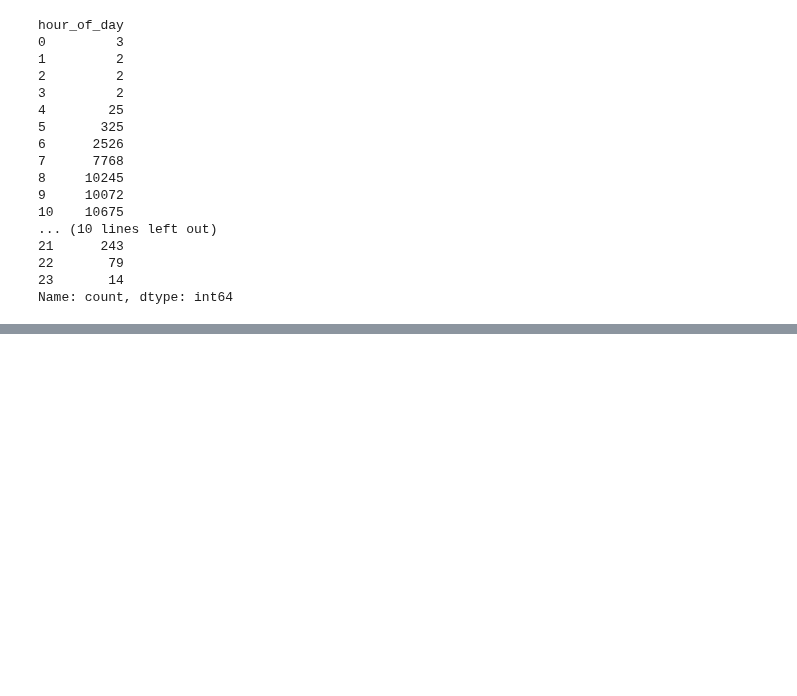
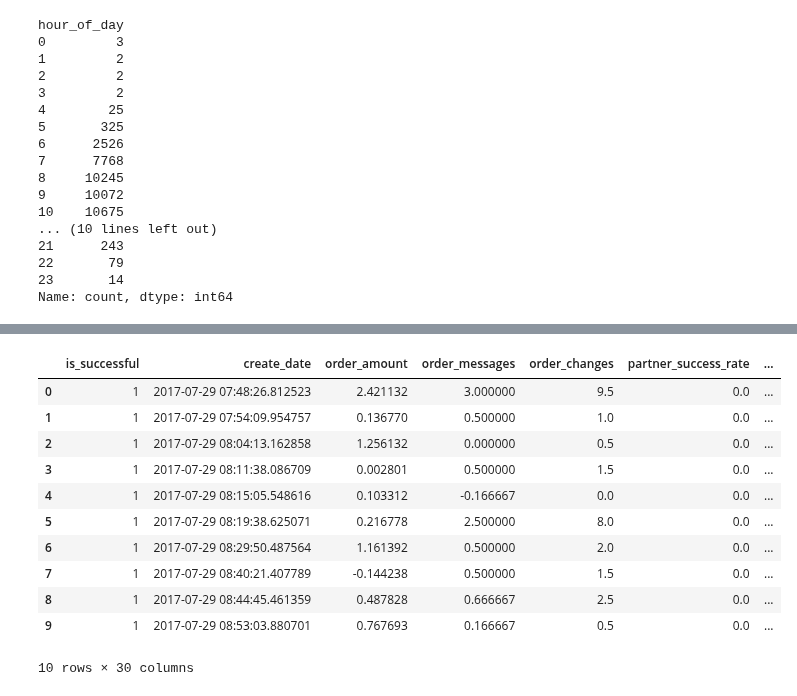
Before and after one commit to SerhiiMiroshnychenko/ScientificCalculations, a Jupyter notebook: PaperS/Paper1/DATA-PREPROCESSING.ipynb, the cells around one changed output, grey strips where cells are left out. Drawn from its saved outputs; the diff is of its cells as text; code cells hidden in the pictures; blank space fills up the shorter version.

Commit message:
Data Pre

```diff
--- a/PaperS/Paper1/DATA-PREPROCESSING.ipynb
+++ b/PaperS/Paper1/DATA-PREPROCESSING.ipynb
@@ -376,3 +378,7 @@ data = data[data['create_date'].dt.year < 2025].copy()  # Фільтруємо
+# %%
+min_date = data['create_date'].min()  # Знаходимо найпершу дату
+data.loc[:, 'create_date_months'] = ((data['create_date'] - min_date).dt.days / 30).astype(
+    int)  # Обчислюємо різницю в місяцях, перетворюємо у int
 # %% [markdown]
 #### Нормалізація `partner_success_rate`
 # %%
@@ -677,0 +684,15 @@ data
+# %%
+data.head(10)
+# %% [output]
+|  | is_successful | create_date | order_amount | order_messages | order_changes | partner_success_rate | ... |
+| 0 | 1 | 2017-07-29 07:48:26.812523 | 2.421132 | 3.000000 | 9.5 | 0.0 | ... |
+| 1 | 1 | 2017-07-29 07:54:09.954757 | 0.136770 | 0.500000 | 1.0 | 0.0 | ... |
+| 2 | 1 | 2017-07-29 08:04:13.162858 | 1.256132 | 0.000000 | 0.5 | 0.0 | ... |
+| 3 | 1 | 2017-07-29 08:11:38.086709 | 0.002801 | 0.500000 | 1.5 | 0.0 | ... |
+| 4 | 1 | 2017-07-29 08:15:05.548616 | 0.103312 | -0.166667 | 0.0 | 0.0 | ... |
+| 5 | 1 | 2017-07-29 08:19:38.625071 | 0.216778 | 2.500000 | 8.0 | 0.0 | ... |
+| 6 | 1 | 2017-07-29 08:29:50.487564 | 1.161392 | 0.500000 | 2.0 | 0.0 | ... |
+| 7 | 1 | 2017-07-29 08:40:21.407789 | -0.144238 | 0.500000 | 1.5 | 0.0 | ... |
+| 8 | 1 | 2017-07-29 08:44:45.461359 | 0.487828 | 0.666667 | 2.5 | 0.0 | ... |
+| 9 | 1 | 2017-07-29 08:53:03.880701 | 0.767693 | 0.166667 | 0.5 | 0.0 | ... |
+10 rows × 30 columns
```
Also changed, not shown: parts of 6 cells of this notebook.
